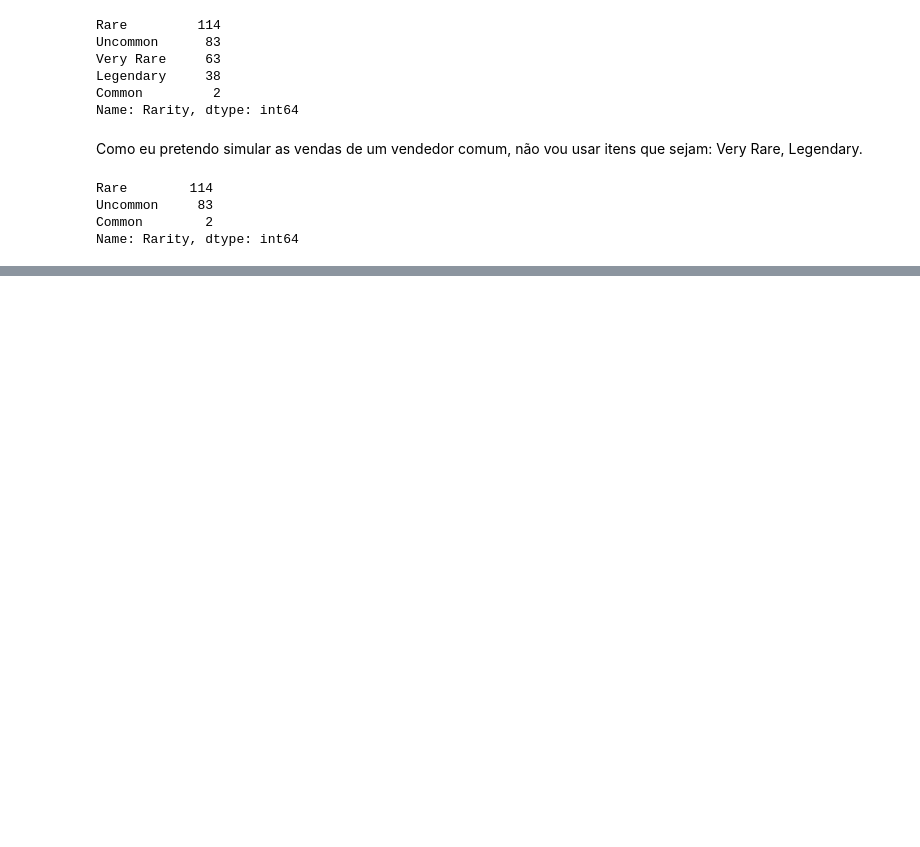
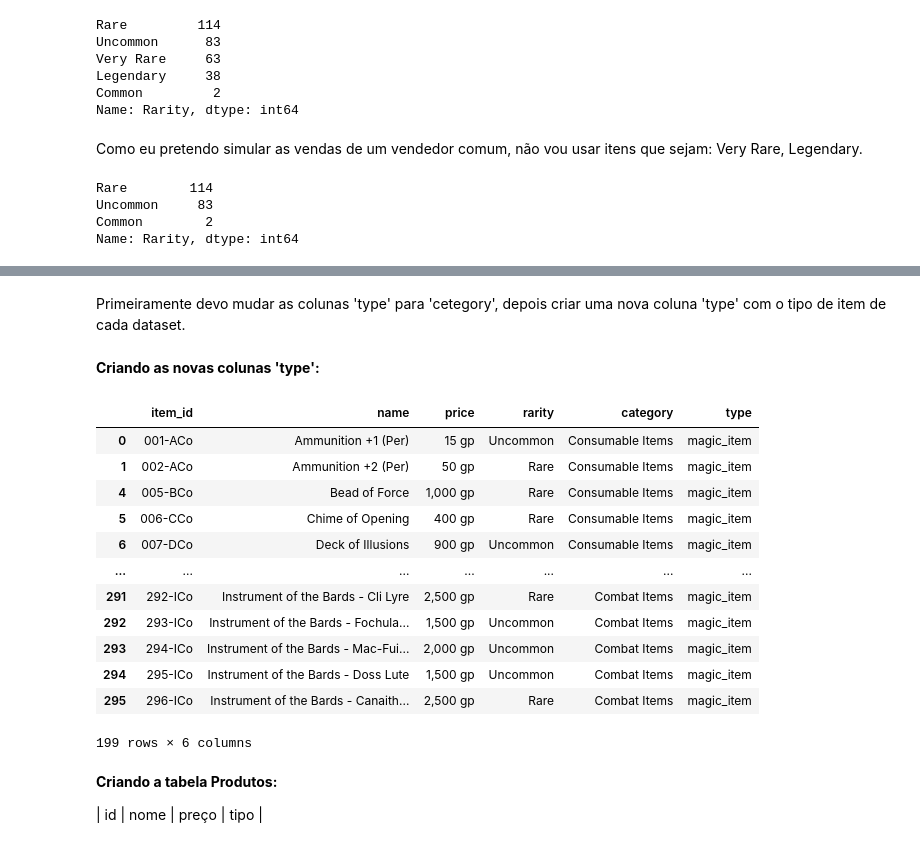
Before and after one commit to PatrickLeal/projeto_baldursgate_vendor_sales, a Jupyter notebook: database_creation.ipynb, the cells around one changed output, grey strips where cells are left out. Drawn from its saved outputs; the diff is of its cells as text; code cells hidden in the pictures; blank space fills up the shorter version.

Commit message:
iniciando a tabela de clientes

```diff
--- a/database_creation.ipynb
+++ b/database_creation.ipynb
@@ -90,8 +100,8 @@ Como eu pretendo simular as vendas de um vendedor comum, não vou usar itens que
 # função para filtrar a raridade dos items
 def filter_rarity(dataframe):
     unwanted = ['Very Rare', 'Legendary']
-    df = dataframe
-    df = df.loc[~((df['Rarity'] == unwanted[0]) | (df['Rarity'] == unwanted[1]))]
+    df = dataframe.copy()
+    df = df.query("Rarity not in @unwanted")
     return df
 # %%
 magic_items_filtered = filter_rarity(magic_items)
@@ -104,0 +128,43 @@ Name: Rarity, dtype: int64
+# %% [markdown]
+Primeiramente devo mudar as colunas 'type' para 'cetegory', depois criar uma nova coluna 'type' com o tipo de item de cada dataset.
+# %%
+# função para substituir a coluna type e colocar os nomes das colunas em minúsculo
+def replace_lower_column(df):
+    df = df.columns.str.lower().str.replace('type', 'category')
+    return df
+# %%
+adventure_gear.columns = replace_lower_column(adventure_gear)
+magic_items_filtered.columns = replace_lower_column(magic_items_filtered)
+armor.columns = replace_lower_column(armor)
+weapons.columns = replace_lower_column(weapons)
+potions_filtered.columns =  replace_lower_column(potions_filtered)
+poisons.columns = replace_lower_column(poisons)
+# %% [markdown]
+**Criando as novas colunas 'type':**
+# %%
+adventure_gear['type'] = 'adventure_gear'
+magic_items_filtered['type'] = 'magic_item'
+weapons['type'] = 'weapon'
+potions_filtered['type'] = 'potion'
+poisons['type'] = 'poison'
+armor['type'] = 'armor'
+# %%
+magic_items_filtered
+# %% [output]
+|  | item_id | name | price | rarity | category | type |
+| 0 | 001-ACo | Ammunition +1 (Per) | 15 gp | Uncommon | Consumable Items | magic_item |
+| 1 | 002-ACo | Ammunition +2 (Per) | 50 gp | Rare | Consumable Items | magic_item |
+| 4 | 005-BCo | Bead of Force | 1,000 gp | Rare | Consumable Items | magic_item |
+| 5 | 006-CCo | Chime of Opening | 400 gp | Rare | Consumable Items | magic_item |
+| 6 | 007-DCo | Deck of Illusions | 900 gp | Uncommon | Consumable Items | magic_item |
+| ... | ... | ... | ... | ... | ... | ... |
+| 291 | 292-ICo | Instrument of the Bards - Cli Lyre | 2,500 gp | Rare | Combat Items | magic_item |
+| 292 | 293-ICo | Instrument of the Bards - Fochula... | 1,500 gp | Uncommon | Combat Items | magic_item |
+| 293 | 294-ICo | Instrument of the Bards - Mac-Fui... | 2,000 gp | Uncommon | Combat Items | magic_item |
+| 294 | 295-ICo | Instrument of the Bards - Doss Lute | 1,500 gp | Uncommon | Combat Items | magic_item |
+| 295 | 296-ICo | Instrument of the Bards - Canaith... | 2,500 gp | Rare | Combat Items | magic_item |
+199 rows × 6 columns
+# %% [markdown]
+**Criando a tabela Produtos:**
+
+| id | nome | preço | tipo |
```
Also changed, not shown: parts of 22 cells of this notebook, 2 other files.
